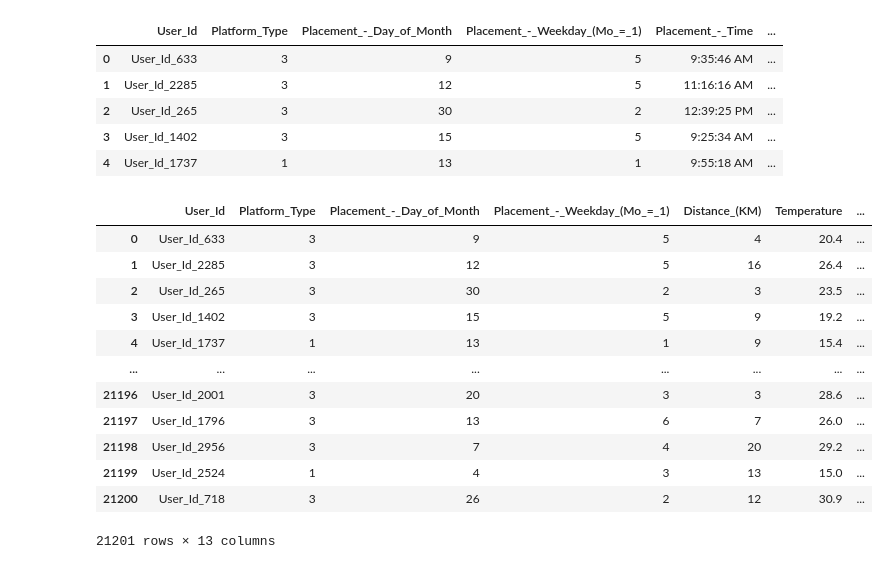
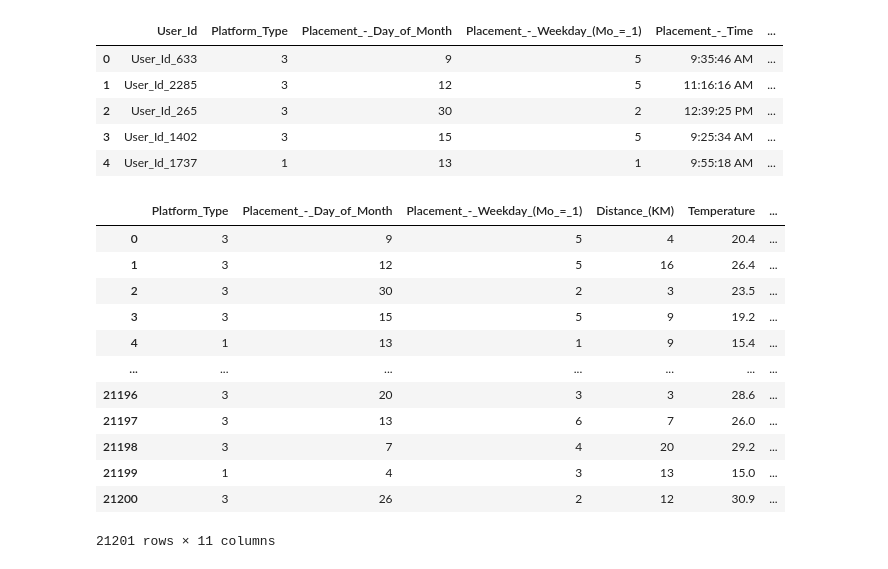
Before and after one commit to thavha/Regression-predict-group-5, a Jupyter notebook: regression.ipynb, the cells around one changed output. Drawn from its saved outputs; the diff is of its cells as text; code cells hidden in the pictures.

```diff
--- a/regression.ipynb
+++ b/regression.ipynb
@@ -95,18 +138,18 @@ new_df.head()
 | 3 | User_Id_1402 | 3 | 15 | 5 | 9:25:34 AM | ... |
 | 4 | User_Id_1737 | 1 | 13 | 1 | 9:55:18 AM | ... |
 # %%
-new_df.drop(['Placement_-_Time', 'Confirmation_-_Time','Arrival_at_Pickup_-_Time','Arrival_at_Destination_-_Time'], axis=1)
+new_df.drop(['Placement_-_Time', 'Confirmation_-_Time','Arrival_at_Pickup_-_Time','Arrival_at_Destination_-_Time','User_Id','Rider_Id'], axis=1)
 # %% [output]
-|  | User_Id | Platform_Type | Placement_-_Day_of_Month | Placement_-_Weekday_(Mo_=_1) | Distance_(KM) | Temperature | ... |
-| 0 | User_Id_633 | 3 | 9 | 5 | 4 | 20.4 | ... |
-| 1 | User_Id_2285 | 3 | 12 | 5 | 16 | 26.4 | ... |
-| 2 | User_Id_265 | 3 | 30 | 2 | 3 | 23.5 | ... |
-| 3 | User_Id_1402 | 3 | 15 | 5 | 9 | 19.2 | ... |
-| 4 | User_Id_1737 | 1 | 13 | 1 | 9 | 15.4 | ... |
-| ... | ... | ... | ... | ... | ... | ... | ... |
-| 21196 | User_Id_2001 | 3 | 20 | 3 | 3 | 28.6 | ... |
-| 21197 | User_Id_1796 | 3 | 13 | 6 | 7 | 26.0 | ... |
-| 21198 | User_Id_2956 | 3 | 7 | 4 | 20 | 29.2 | ... |
-| 21199 | User_Id_2524 | 1 | 4 | 3 | 13 | 15.0 | ... |
-| 21200 | User_Id_718 | 3 | 26 | 2 | 12 | 30.9 | ... |
+|  | Platform_Type | Placement_-_Day_of_Month | Placement_-_Weekday_(Mo_=_1) | Distance_(KM) | Temperature | ... |
+| 0 | 3 | 9 | 5 | 4 | 20.4 | ... |
+| 1 | 3 | 12 | 5 | 16 | 26.4 | ... |
+| 2 | 3 | 30 | 2 | 3 | 23.5 | ... |
+| 3 | 3 | 15 | 5 | 9 | 19.2 | ... |
+| 4 | 1 | 13 | 1 | 9 | 15.4 | ... |
+| ... | ... | ... | ... | ... | ... | ... |
+| 21196 | 3 | 20 | 3 | 3 | 28.6 | ... |
+| 21197 | 3 | 13 | 6 | 7 | 26.0 | ... |
+| 21198 | 3 | 7 | 4 | 20 | 29.2 | ... |
+| 21199 | 1 | 4 | 3 | 13 | 15.0 | ... |
+| 21200 | 3 | 26 | 2 | 12 | 30.9 | ... |
-21201 rows × 13 columns
+21201 rows × 11 columns
```
Also changed, not shown: parts of 12 cells of this notebook.
